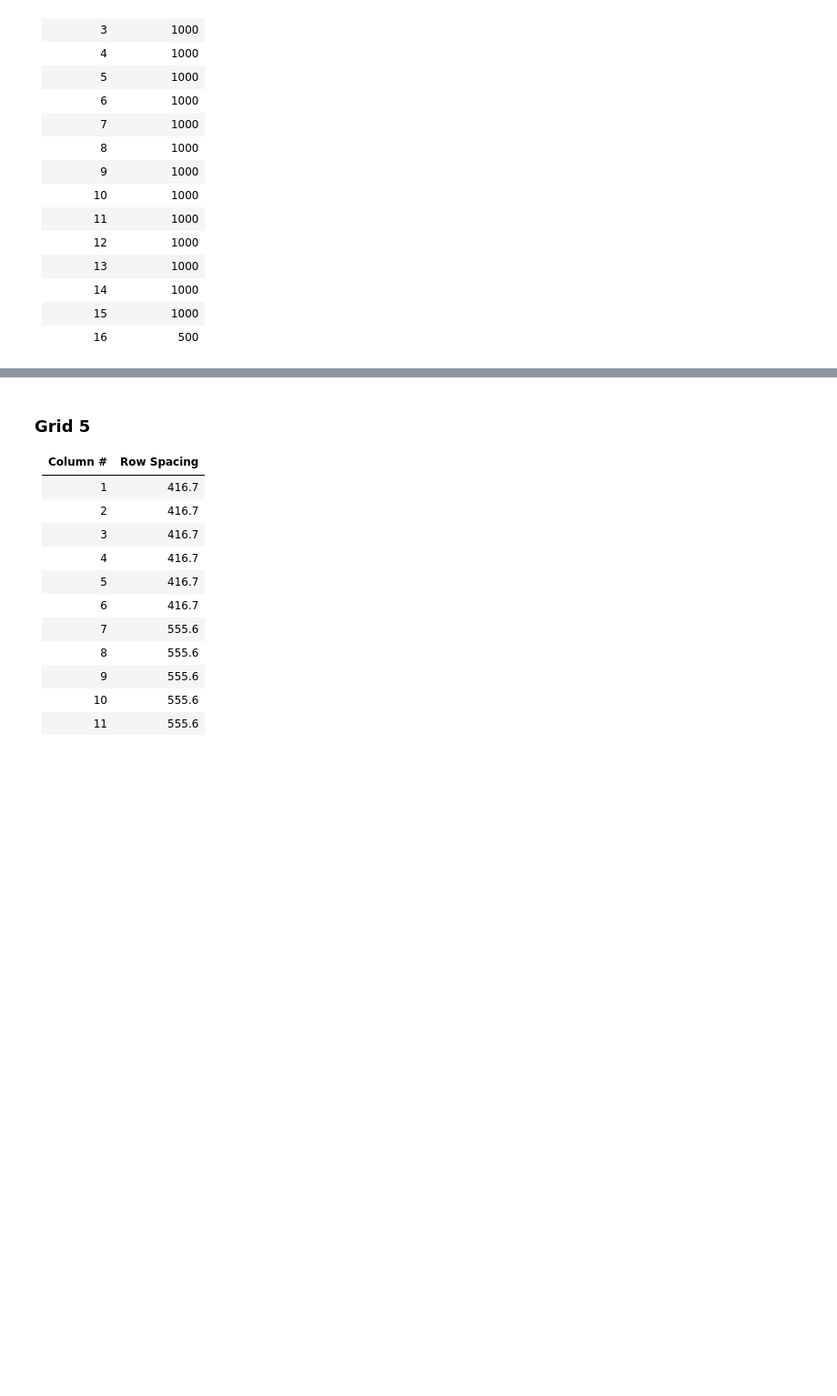
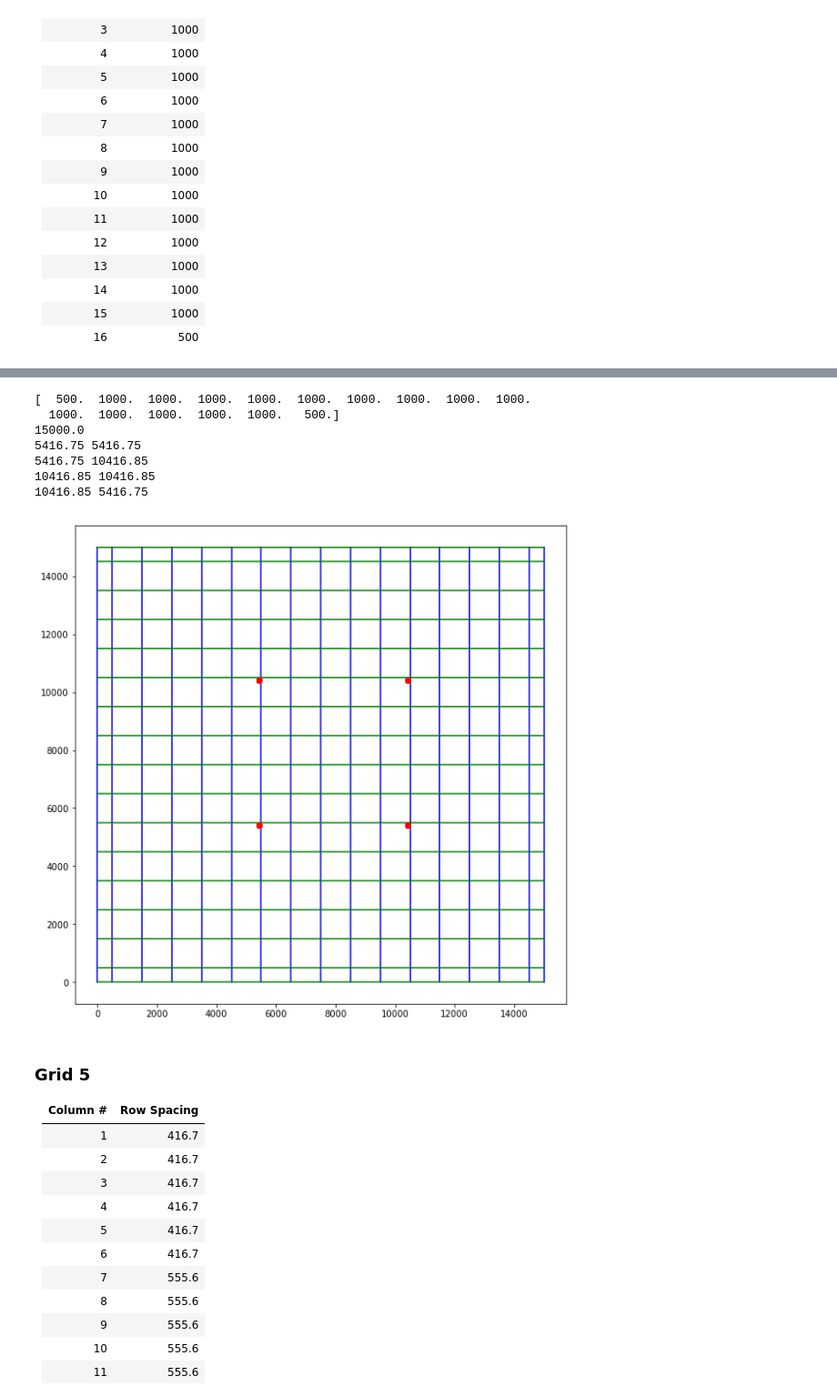
Before and after one commit to jordw22/modflow_epa, a Jupyter notebook: Notebooks/Problem 8 (Part b) - Grid and Time Stepping Considerations.ipynb, the cells around one changed output, grey strips where cells are left out. Shown: that part at 91% size. Drawn from its saved outputs; the diff is of its cells as text; code cells hidden in the pictures; blank space fills up the shorter version.

```diff
--- a/Notebooks/Problem 8 (Part b) - Grid and Time Stepping Considerations.ipynb
+++ b/Notebooks/Problem 8 (Part b) - Grid and Time Stepping Considerations.ipynb
@@ -668,54 +692,59 @@ print(delr4) #prints the list
 # %%
 #code to create grid 4
 fig4 = plt.figure(figsize=(10, 10))
 ax4 = fig.add_subplot(1, 1, 1, aspect='equal') #makes the length and width of the grid equal on all four sides
 delr_array4 = np.array(delr4) #changes delr values from float to array
 print (delr_array4) #prints those values
 print (delr_array4.sum()) #prints the sum of those values
 ymax4 = delr_array4.sum() #assigns the sum of the list to ymax
 ymin4 = 0 #sets ymin equal to zero
 xmax4 = ymax4 #makes xmax equal to ymax which is equal to the sum of the list
 xmin4 = 0 #sets xmin equal to zero
 x4 = 0 #sets x equal to zero
 y4 = 0 #sets y equal to zero
 
 plt.plot([xmin4, xmin4], [ymin4, ymax4], 'b-') #plots the first column line (on the left). Must be outside of the loop.
 #'b-' creates a blue line out of dashes
 for dx4 in delr4: #dx will go through the values in delr one by one in the loop
     x4 = x4 + dx4 #add the dx value to x, which is zero, and then store that new value into x
     plt.plot([x4, x4], [ymin4, ymax4], 'b-') #plot that point and then loop back to top
 
     #repeat the process above but with the y values to make the rows
 plt.plot([xmin4, xmax4], [ymin4, ymin4], 'g-') #plots the first row line (on the bottom). Must be outside of the loop
 #'g-' creates a green line with dashes
 for dy4 in delr4:
     y4 = y4 + dy4
     plt.plot([xmin4, xmax4], [y4, y4], 'g-')
 
-#pumping well
-x4_0 = 5000
-y4_0 = 5000
-def wel_pump4(x4_0, y4_0, sym):
-    plt.plot(x4_0, y4_0, sym)
-wel_pump4(x4_0, y4_0, sym='ro')
-#well 1
-x4_1 = 5000
-y4_1 = 10000
-def wel_sp4_1(x4_1, y4_1, sym):
-    plt.plot(x4_1, y4_1, sym)
-wel_sp4_1(x4_1, y4_1, sym='bo')
-#well 2
-x4_2 = 10000
-y4_2 = 10000
-def wel_sp4_2(x4_2, y4_2, sym):
-    plt.plot(x4_2, y4_2, sym)
-wel_sp4_2(x4_2, y4_2, sym='bo')
-#well 3
-x4_3 = 10000
-y4_3 = 5000
-def wel_sp4_3(x4_3, y4_3, sym):
-    plt.plot(x4_3, y4_3, sym)
-wel_sp4_3(x4_3, y4_3, sym='bo')
+#create wells
+#bottom left - (pumping well)
+xes = []
+ys = []
+x=0
+f = open('../Data/problem8_grid3_wells.csv') #opens the csv file; the two periods (.) means that you are goin backwards into the folders.
+
+for i,line in enumerate(f):
+    if i == 0:
+        continue
+
+    linelist = line.strip().split(',')
+    x = float(linelist[0]) #changes the values in the list to floats
+    y = float(linelist[1])
+    print(x, y) #prints the values
+    xes.append(x) #puts the floats into the empty list, x
+    ys.append(y)
+
+for n in xes:
+    plt.plot(xes, ys, 'ro')
+# %% [output]
+[  500.  1000.  1000.  1000.  1000.  1000.  1000.  1000.  1000.  1000.
+  1000.  1000.  1000.  1000.  1000.   500.]
+15000.0
+5416.75 5416.75
+5416.75 10416.85
+10416.85 10416.85
+10416.85 5416.75
+[figure, added]
 # %%
 #Flopy objects
 modelname4 = 'p8_pb4' #short for problem 8 part b, grid 4
```
Also changed, not shown: parts of 7 cells of this notebook.
